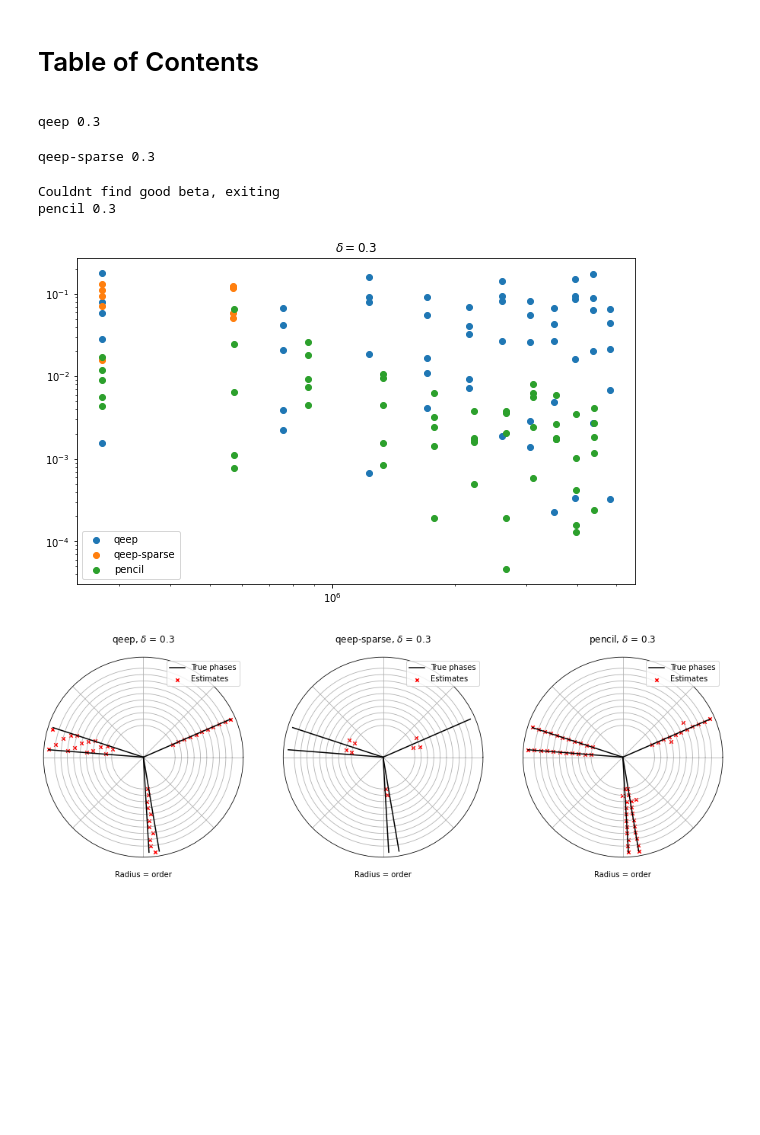
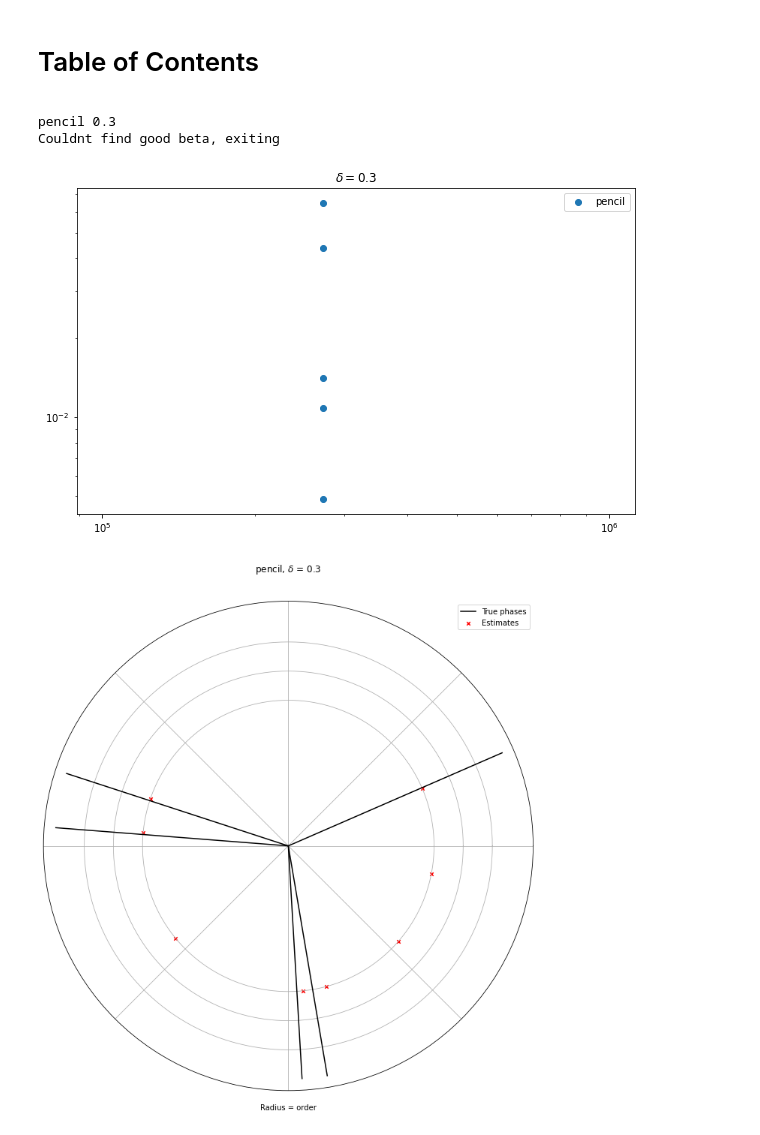
Before and after one commit to alicjadut/qpe, a Jupyter notebook: demo.ipynb, the cells around one changed output. Saved outputs shown, nothing was run; the diff lists cells and outputs as text; code cells hidden in the pictures; blank space fills up the shorter version.

```diff
--- a/demo.ipynb
+++ b/demo.ipynb
@@ -4,12 +4,12 @@
 # %%
 from error_analysis_funs import *
 
-methods = ['qeep', 'qeep-sparse', 'pencil']
+methods = ['pencil']#['qeep', 'qeep-sparse', 'pencil']
 
 phases = [4.77144,    2.82579877, 4.88021636, 0.41070768, 3.06350016]
 num_phases = len(phases)
 
-max_order = 10
+final_error = 0.1
 confidence_alpha = 0.8
 confidence_beta = 0.1
 deltas = [0.3]
@@ -31,14 +31,12 @@ for method in methods:
         e,c  = multiorder_estimation(method,
                              phases, amplitudes,
                              delta, confidence_alpha, confidence_beta,
-                             max_order, cutoff)
+                             final_error, cutoff)
         estimates[method][delta] = e
         costs[method][delta] = c
 # %% [output]
-qeep 0.3
+pencil 0.3
+Couldnt find good beta, exiting
-qeep-sparse 0.3
-Couldnt find good beta, exiting
-pencil 0.3
 # %%
 plt.figure(figsize = (10, 6))
 for i,delta in enumerate(deltas):
@@ -52,16 +50,16 @@ for i,delta in enumerate(deltas):
     plt.legend()
 plt.show()
 # %% [output]
-[figure, old version]
+[figure, new version]
 # %%
 plt.figure(figsize = (16, 12))
 i = 0
 for delta in deltas:
     for method in methods:
         i+=1
         plt.subplot(len(deltas), len(methods), i, projection='polar')
-        plot_phase_estimates(phases, estimates[method][delta], max_order)
+        plot_phase_estimates(phases, estimates[method][delta], np.ceil(np.log2(2*delta/final_error)).astype('int'))
         plt.title(method+f', $\delta$ = {delta}')
 plt.show()
 # %% [output]
-[figure, old version]
+[figure, new version]
```
Also changed, not shown: 1 other file.
